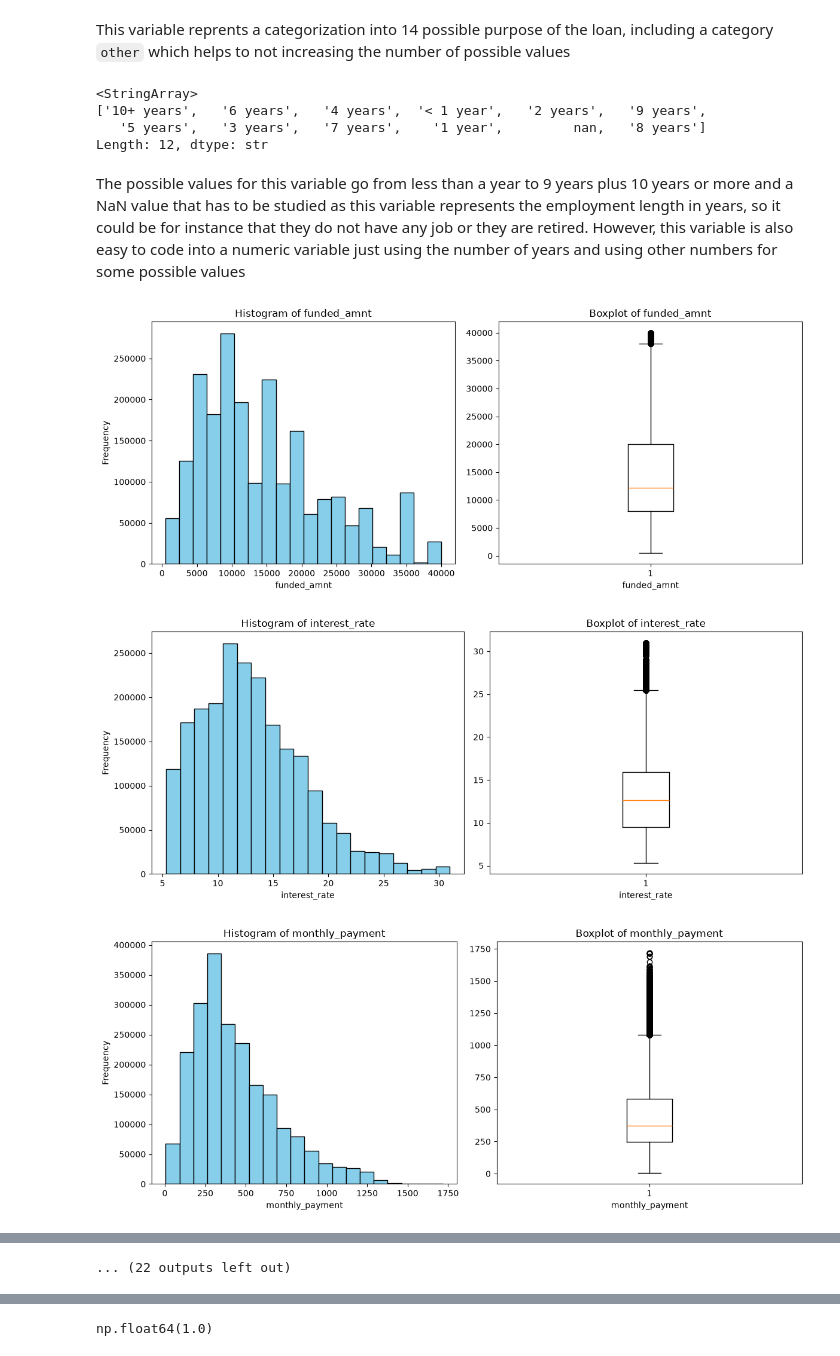
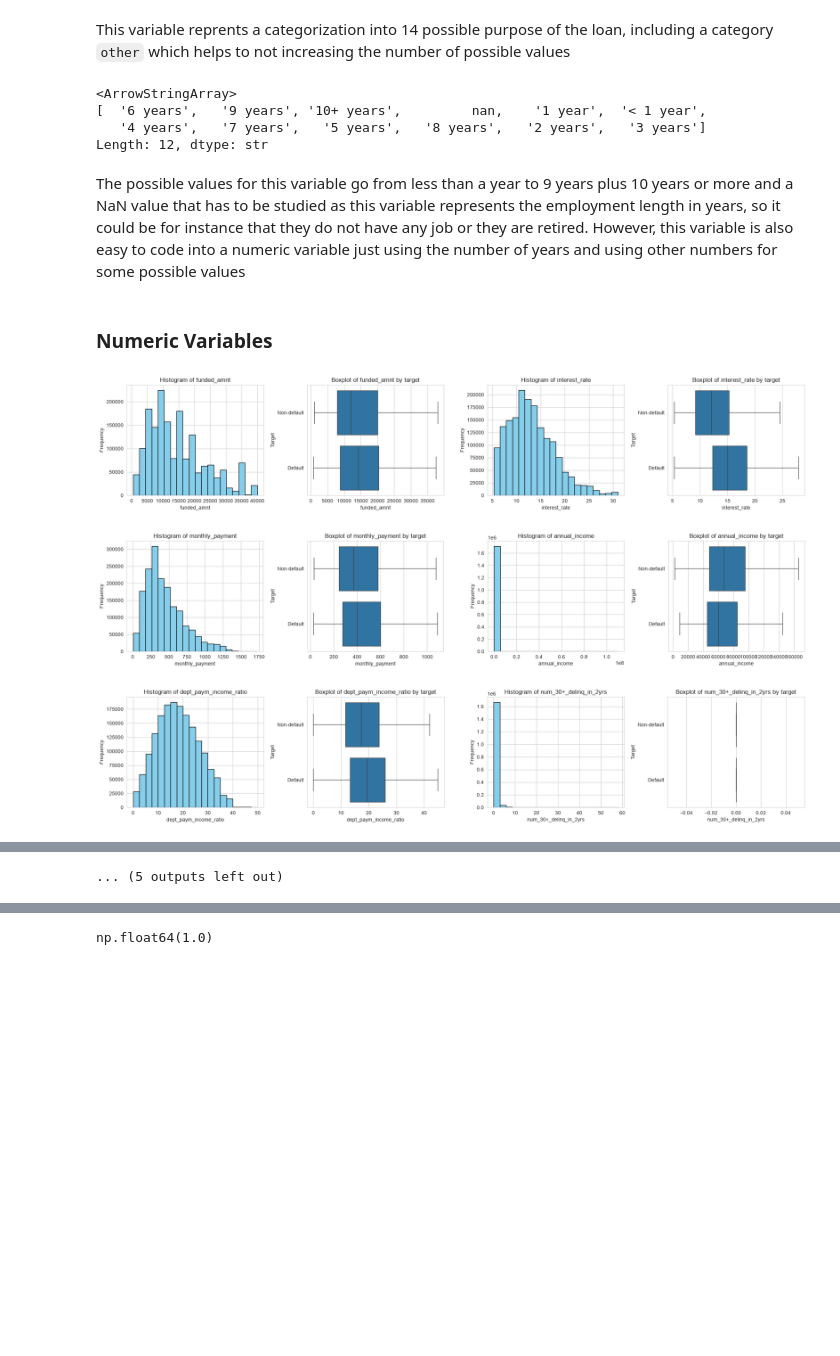
Before and after one commit to zacariasct4/DS_Monthly_Challenges, a Jupyter notebook: 01_expected_credit_loss/main.ipynb, the cells around one changed output, grey strips where cells are left out. Cells and saved outputs as stored; diff of their text form; code cells hidden in the pictures; blank space fills up the shorter version.

```diff
--- a/01_expected_credit_loss/main.ipynb
+++ b/01_expected_credit_loss/main.ipynb
@@ -21,8 +21,11 @@ import numpy as np
 import matplotlib.pyplot as plt
 import seaborn as sns
 
-# Set seed for models
+# CONFIG
 SEED = 42
+TEST_SIZE = 0.2
+
+# Set random seed for reproducibility
 np.random.seed(SEED)
 
 # Set styles
@@ -144,3 +174,13 @@ print("All variables are categorized as string or numeric?", len(string_var) + l
 Number of string variables: 11
 Number of numeric variables: 34
 All variables are categorized as string or numeric? True
+# %%
+# Split data into train and test sets
+from sklearn.model_selection import train_test_split
+
+X_train, X_test, y_train, y_test = train_test_split(X, target, test_size=TEST_SIZE, random_state=SEED, stratify=target)
+y_train, y_test = y_train.values.ravel(), y_test.values.ravel()
+
+print(f"Distribution after splitting into train and test sets with {(1-TEST_SIZE)*100:.0f}/{TEST_SIZE*100:.0f} train/test:")
+for name, y in zip(['Train', 'Test'], [y_train, y_test]):
+    print(f"{name}: {len(y)} samples | default rate: {y.mean() * 100:.2f} %")
@@ -166,6 +237,6 @@ This analysis shows that some of the string variables can be tuned into numeric
 - Some of then are binary, which is easily coded keeping just one variable, whereas other have 3 or 4 possible values, which cane be handled using techniques as OHE
 # %%
 # Checking the number of unique values in numeric variables after removing spaces and converting to lower case
-X["emp_title"] = X["emp_title"].str.lower().str.strip()
-X["emp_title"].nunique()
+X_train["emp_title"] = X_train["emp_title"].str.lower().str.strip()
+X_train["emp_title"].nunique()
 # %% [output]
@@ -236,12 +297,14 @@ Length: 14, dtype: str
 # %% [markdown]
 This variable reprents a categorization into 14 possible purpose of the loan, including a category `other` which helps to not increasing the number of possible values
 # %%
-X['emp_length'].unique()
+X_train['emp_length'].unique()
 # %% [output]
-<StringArray>
-['10+ years',   '6 years',   '4 years',  '< 1 year',   '2 years',   '9 years',
-   '5 years',   '3 years',   '7 years',    '1 year',         nan,   '8 years']
+<ArrowStringArray>
+[  '6 years',   '9 years', '10+ years',         nan,    '1 year',  '< 1 year',
+   '4 years',   '7 years',   '5 years',   '8 years',   '2 years',   '3 years']
 Length: 12, dtype: str
 # %% [markdown]
 The possible values for this variable go from less than a year to 9 years plus 10 years or more and a NaN value that has to be studied as this variable represents the employment length in years, so it could be for instance that they do not have any job or they are retired. However, this variable is also easy to code into a numeric variable just using the number of years and using other numbers for some possible values
+# %% [markdown]
+### Numeric Variables
 # %%
@@ -275,7 +363,27 @@ def plot_hist_boxplots(df, var, bins=10):
 # %%
-for var in numeric_var:
-    plot_hist_boxplots(X, var, bins=20)
+# Process two variables per figure.
+for i in range(0, len(NUMERIC_VAR), 2):
+    variables = NUMERIC_VAR[i:i + 2]
+
+    fig, axes = plt.subplots(1, 4, figsize=(20, 4))
+
+    for j, var in enumerate(variables):
+        plot_hist_boxplots(
+            X_train,
+            y_train,
+            var,
+            axes=axes[j * 2:j * 2 + 2],
+            bins=20
+        )
+
+    # Hide unused axes if the last row contains only one variable.
+    if len(variables) == 1:
+        axes[2].set_visible(False)
+        axes[3].set_visible(False)
+
+    plt.tight_layout()
+    plt.show()
 # %% [output]
-[figure, old version]
+[figure, new version]
-[figure, old version]
+[figure, new version]
-[figure, old version]
+[figure, new version]
@@ -291,2 +399,2 @@ for var in numeric_var:
-... (22 outputs left out)
+... (5 outputs left out)
 # %% [markdown]
```
Also changed, not shown: parts of 99 cells of this notebook, 2 other files.
